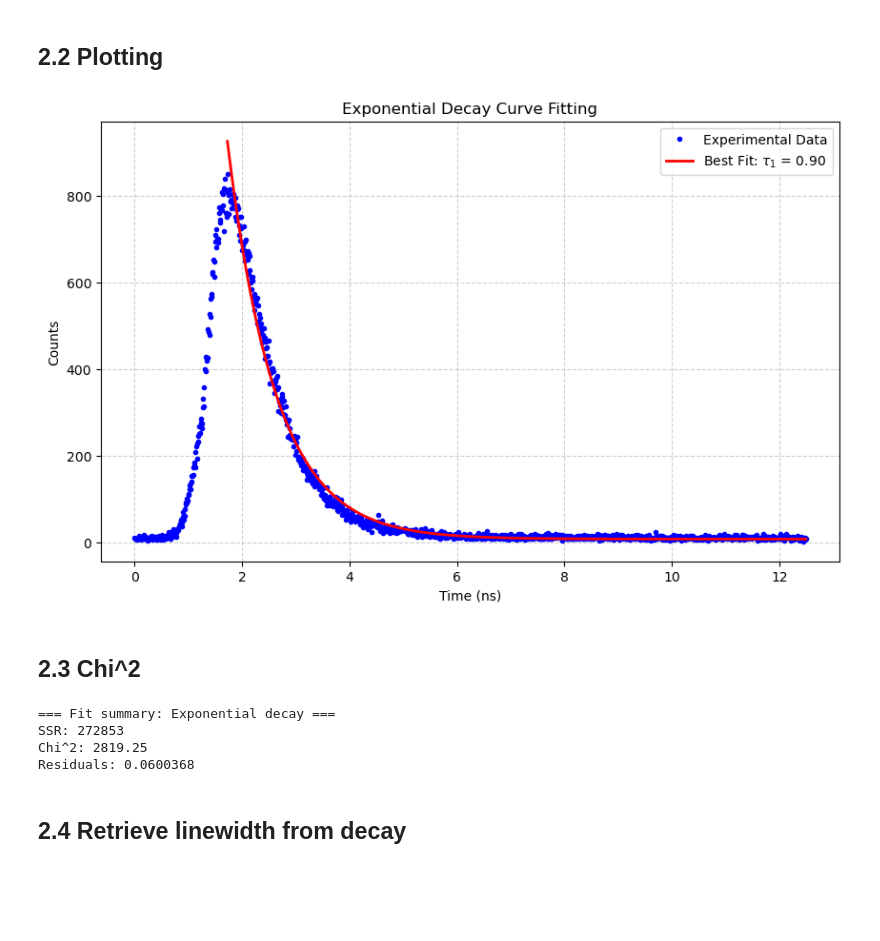
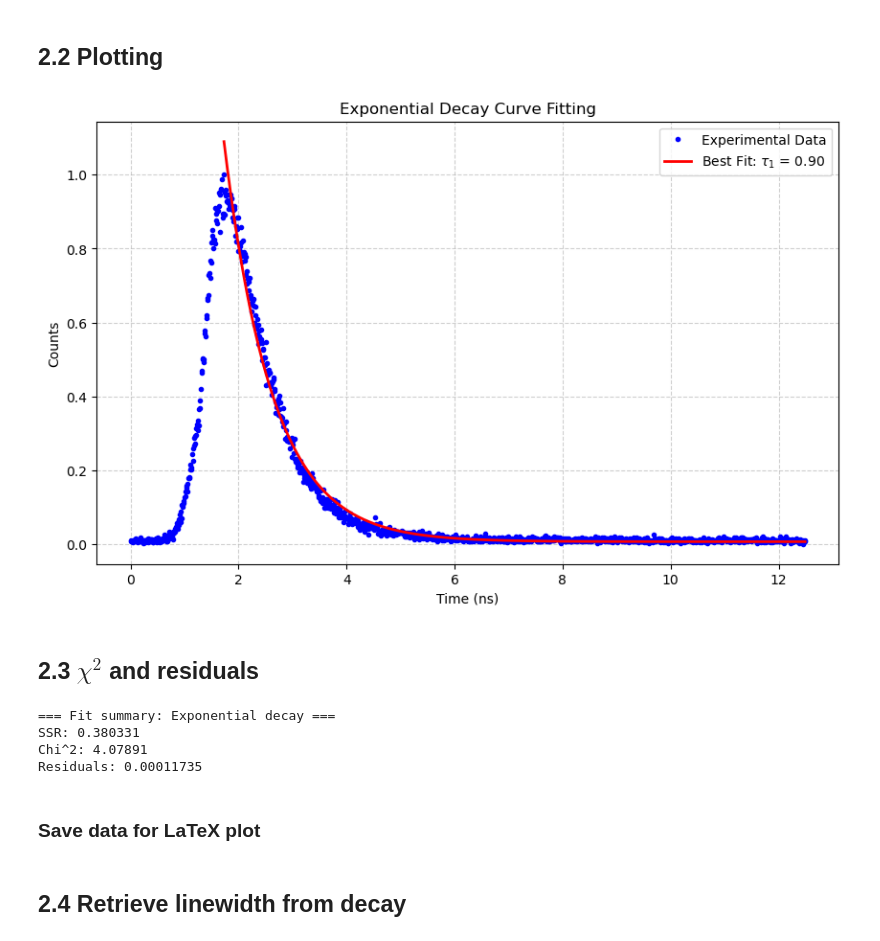
Before and after one commit to cezaris13/Quantum-Photonics-Experiment, a Jupyter notebook: Experiments.ipynb, the cells around one changed output. Saved outputs shown, nothing was run; the diff lists cells and outputs as text; code cells hidden in the pictures; blank space fills up the shorter version.

Commit message:
normalizing the values, additional calculations

```diff
--- a/Experiments.ipynb
+++ b/Experiments.ipynb
@@ -9,6 +9,9 @@ from scipy import constants
 Additional constants for the data processing
 # %%
 frequency = 80 * 10**6
+# %%
+def normalize(y):
+    return (y - y.min()) / (y.max() - y.min())
 # %% [markdown]
 # 1. Spectrometer measurements
 # %%
@@ -277,6 +282,11 @@ count_col = "Counts per bin"
 
 x = df[time_col].values.astype(float)
 y = df[count_col].values.astype(float)
+
+# change x to from ps to ns
+x = x / 1000
+# normalize y axis, with normalization or without it returns the same \tau value
+y = normalize(y)
 # %% [markdown]
 $$
 F(x) = F_0 + A_1 e^{-\frac{t-t_0}{\tau_1}}
@@ -307,7 +317,7 @@ p0 = [
 # %%
 peak_index = np.argmax(y)
 end = np.max(x)
-x_fit = x[peak_index:] / 1000
+x_fit = x[peak_index:]
 y_fit = y[peak_index:]
 
 popt_exp, pcov_exp, y_fit_exp = fit_curve(
@@ -351,19 +361,19 @@ tau1: 0.8952972055268338
 ## 2.2 Plotting
 # %%
 plt.figure(figsize=(10, 6))
-plt.plot(x/1000, y, 'bo', markersize=3, label='Experimental Data')
+plt.plot(x, y, 'bo', markersize=3, label='Experimental Data')
 plt.plot(x_fit, y_fit_exp, 'r-', linewidth=2, label=f'Best Fit: $\\tau_1$ = {tau1_fit:.2f}')
 
 plt.title('Exponential Decay Curve Fitting')
 plt.xlabel('Time (ns)')
 plt.ylabel('Counts')
 plt.legend()
 plt.grid(True, linestyle='--', alpha=0.6)
 plt.show()
 # %% [output]
-[figure, old version]
+[figure, new version]
 # %% [markdown]
-## 2.3 Chi^2
+## 2.3 $\chi^2$ and residuals
 # %%
 res_exp = fit_quality_metrics(
     x=x_fit,
@@ -376,6 +386,8 @@ res_exp = fit_quality_metrics(
 print_fit_summary(res_exp)
 # %% [output]
 === Fit summary: Exponential decay ===
-SSR: 272853
-Chi^2: 2819.25
-Residuals: 0.0600368
+SSR: 0.380331
+Chi^2: 4.07891
+Residuals: 0.00011735
+# %% [markdown]
+### Save data for LaTeX plot
```
Also changed, not shown: parts of 18 cells of this notebook, 7 other files.
